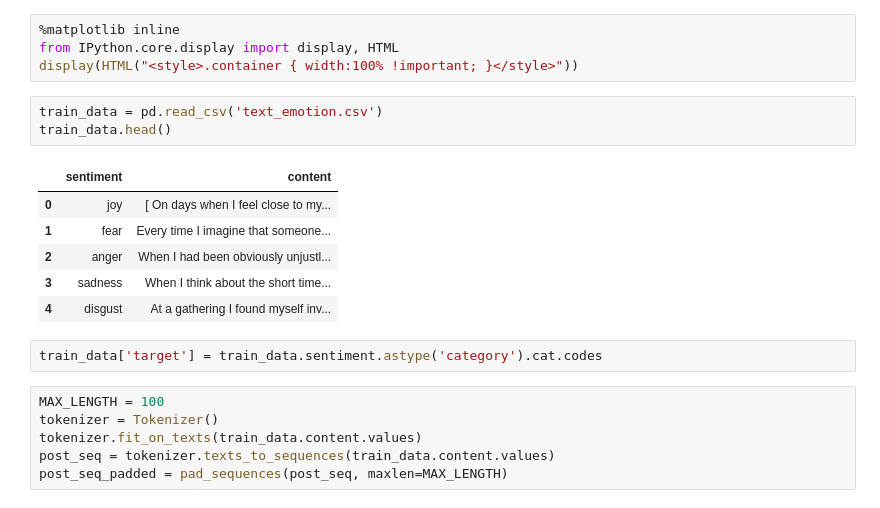
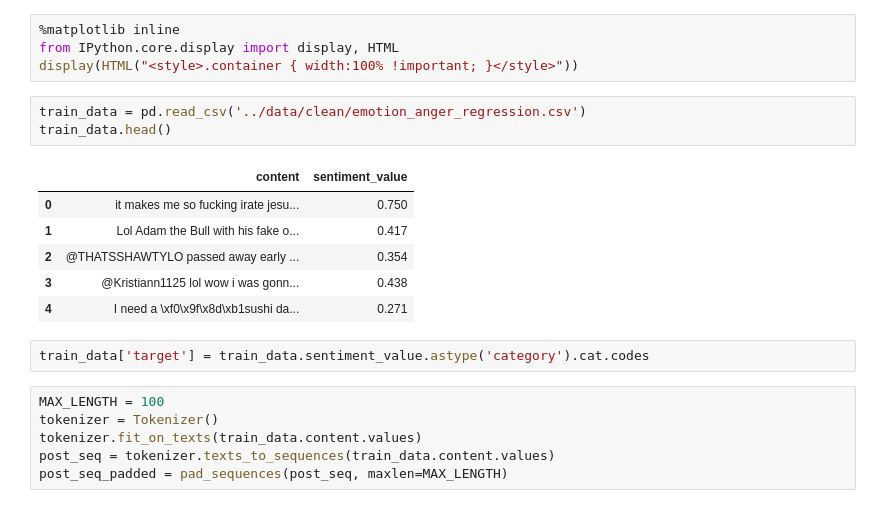
Before and after one commit to fayeed/newsAnalysis, a Jupyter notebook: notebooks/Untitled1.ipynb, the cells around one changed output. Drawn from its saved outputs; the diff is of its cells as text.

```diff
--- a/notebooks/Untitled1.ipynb
+++ b/notebooks/Untitled1.ipynb
@@ -12,17 +12,17 @@ from sklearn.model_selection import train_test_split
 from IPython.core.display import display, HTML
 display(HTML("<style>.container { width:100% !important; }</style>"))
 # %%
-train_data = pd.read_csv('text_emotion.csv')
+train_data = pd.read_csv('../data/clean/emotion_anger_regression.csv')
 train_data.head()
 # %% [output]
-|  | sentiment | content |
-| 0 | joy | [ On days when I feel close to my... |
-| 1 | fear | Every time I imagine that someone... |
-| 2 | anger | When I had been obviously unjustl... |
-| 3 | sadness | When I think about the short time... |
-| 4 | disgust | At a gathering I found myself inv... |
+|  | content | sentiment_value |
+| 0 | it makes me so fucking irate jesu... | 0.750 |
+| 1 | Lol Adam the Bull with his fake o... | 0.417 |
+| 2 | @THATSSHAWTYLO passed away early ... | 0.354 |
+| 3 | @Kristiann1125 lol wow i was gonn... | 0.438 |
+| 4 | I need a \xf0\x9f\x8d\xb1sushi da... | 0.271 |
 # %%
-train_data['target'] = train_data.sentiment.astype('category').cat.codes
+train_data['target'] = train_data.sentiment_value.astype('category').cat.codes
 # %%
 MAX_LENGTH = 100
 tokenizer = Tokenizer()
```
Also changed, not shown: parts of 1 cell of this notebook, 39 other files.
